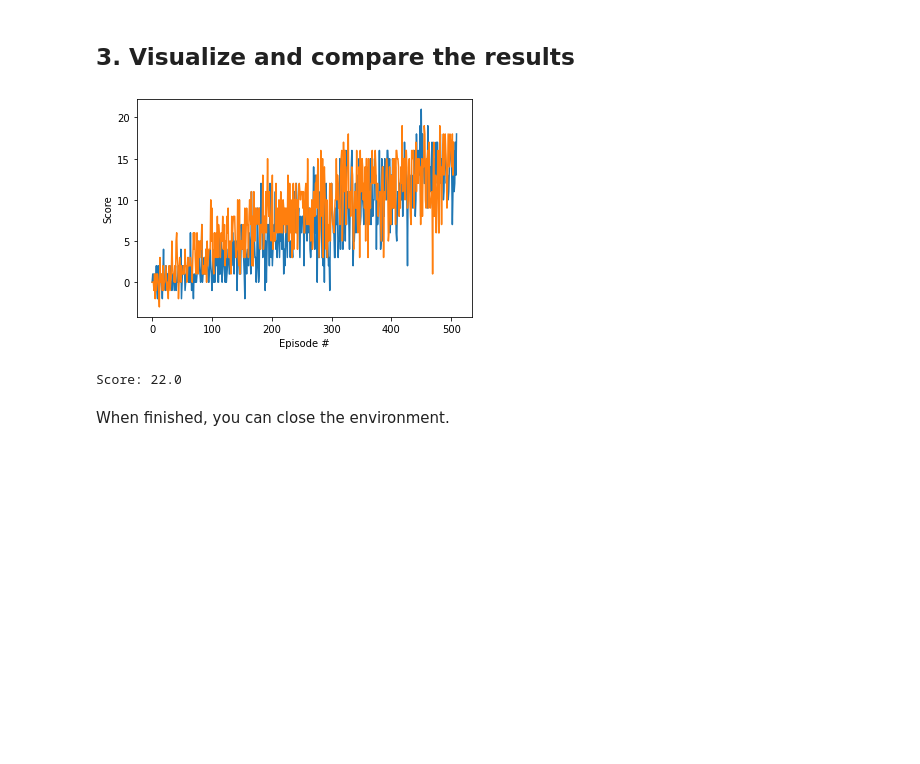
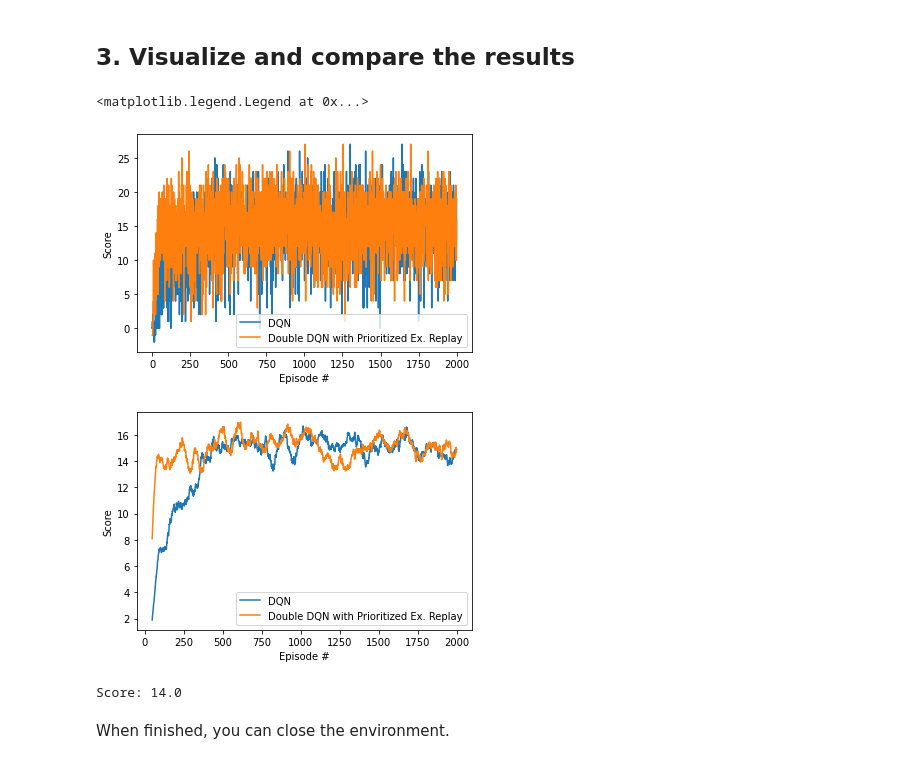
Before and after one commit to smanzing/UdacityNavigation, a Jupyter notebook: Navigation.ipynb, the cells around one changed output. Cells and saved outputs as stored; diff of their text form; code cells hidden in the pictures; blank space fills up the shorter version.

```diff
--- a/Navigation.ipynb
+++ b/Navigation.ipynb
@@ -116,8 +116,8 @@ Settings = {
     "min_avg_score": 13., # minimum average score over 100 episodes that the agent must achieve to consider the task fulfilled
     "eps_start": 1.0, # starting value of epsilon, for epsilon-greedy action selection
     "eps_end": 0.01, # minimum value of epsilon
-    "eps_decay": 0.995, # multiplicative factor (per episode) for decreasing epsilon
-    "continue_learning": False, # if true, the agent continues to learn after reaching min_avg_score until reaching n_episodes
+    "eps_decay": 0.95, # multiplicative factor (per episode) for decreasing epsilon
+    "continue_learning": True, # if true, the agent continues to learn after reaching min_avg_score until reaching n_episodes
     "filename": "DQN" #  name for the file that contains the trained network parameters
 }
 
@@ -169,8 +179,8 @@ Settings = {
     "min_avg_score": 13., # minimum average score over 100 episodes that the agent must achieve to consider the task fulfilled
     "eps_start": 1.0, # starting value of epsilon, for epsilon-greedy action selection
     "eps_end": 0.01, # minimum value of epsilon
-    "eps_decay": 0.995, # multiplicative factor (per episode) for decreasing epsilon
-    "continue_learning": False, # if true, the agent continues to learn after reaching min_avg_score until reaching n_episodes
+    "eps_decay": 0.95, # multiplicative factor (per episode) for decreasing epsilon
+    "continue_learning": True, # if true, the agent continues to learn after reaching min_avg_score until reaching n_episodes
     "filename": "DoubleDQN_PrioritizedExperienceSampling" #  name for the file that contains the trained network parameters
 }
 
@@ -187,17 +207,35 @@ Environment solved in 405 episodes!     Average Score: 13.02
 # %% [markdown]
 ## 3. Visualize and compare the results
-# %%
-# plot the scores
-fig = plt.figure()
-ax = fig.add_subplot(111)
-plt.plot(np.arange(len(scores_dqn)), scores_dqn)
-plt.plot(np.arange(len(scores_double_dqn_prioritized_experience_sampling)),
-         scores_double_dqn_prioritized_experience_sampling)
-plt.ylabel('Score')
-plt.xlabel('Episode #')
-plt.show()
-# %% [output]
-[figure, removed]
+# %%
+import pandas as pd
+
+# plot the scores
+fig = plt.figure()
+ax = fig.add_subplot(111)
+dqn_plot, = ax.plot(np.arange(len(scores_dqn)), scores_dqn)
+dqn_plot.set_label('DQN')
+double_dqn, = ax.plot(np.arange(len(scores_double_dqn_prioritized_experience_sampling)),
+                     scores_double_dqn_prioritized_experience_sampling)
+double_dqn.set_label("Double DQN with Prioritized Ex. Replay")
+plt.ylabel('Score')
+plt.xlabel('Episode #')
+ax.legend()
+
+
+# plot the scores
+fig = plt.figure()
+ax = fig.add_subplot(111)
+dqn_plot, = ax.plot(pd.DataFrame(scores_dqn).rolling(50).mean())
+dqn_plot.set_label('DQN')
+double_dqn, = ax.plot(pd.DataFrame(scores_double_dqn_prioritized_experience_sampling).rolling(50).mean())
+double_dqn.set_label("Double DQN with Prioritized Ex. Replay")
+plt.ylabel('Score')
+plt.xlabel('Episode #')
+ax.legend()
+# %% [output]
+<matplotlib.legend.Legend at 0x...>
+[figure, added]
+[figure, added]
 # %%
 def visualize_agent(agent, env, env_info):
     env_info = env.reset(train_mode=False)[brain_name] # reset the environment
@@ -218,11 +256,12 @@ def visualize_agent(agent, env, env_info):
 # %%
 # see the agent acting in the environment
 
-agent_double_dqn_prioritized_experience_sampling.qnetwork_local.load_state_dict(torch.load('DoubleDQN_PrioritizedExperienceSampling.pth'))
+agent_double_dqn_prioritized_experience_sampling.qnetwork_local.load_state_dict(
+    torch.load('DoubleDQN_PrioritizedExperienceSampling.pth'))
 
 visualize_agent(agent_double_dqn_prioritized_experience_sampling, env, env_info)
 # %% [output]
-Score: 22.0
+Score: 14.0
 # %% [markdown]
 When finished, you can close the environment.
 # %%
```
Also changed, not shown: parts of 2 cells of this notebook, 3 other files.
